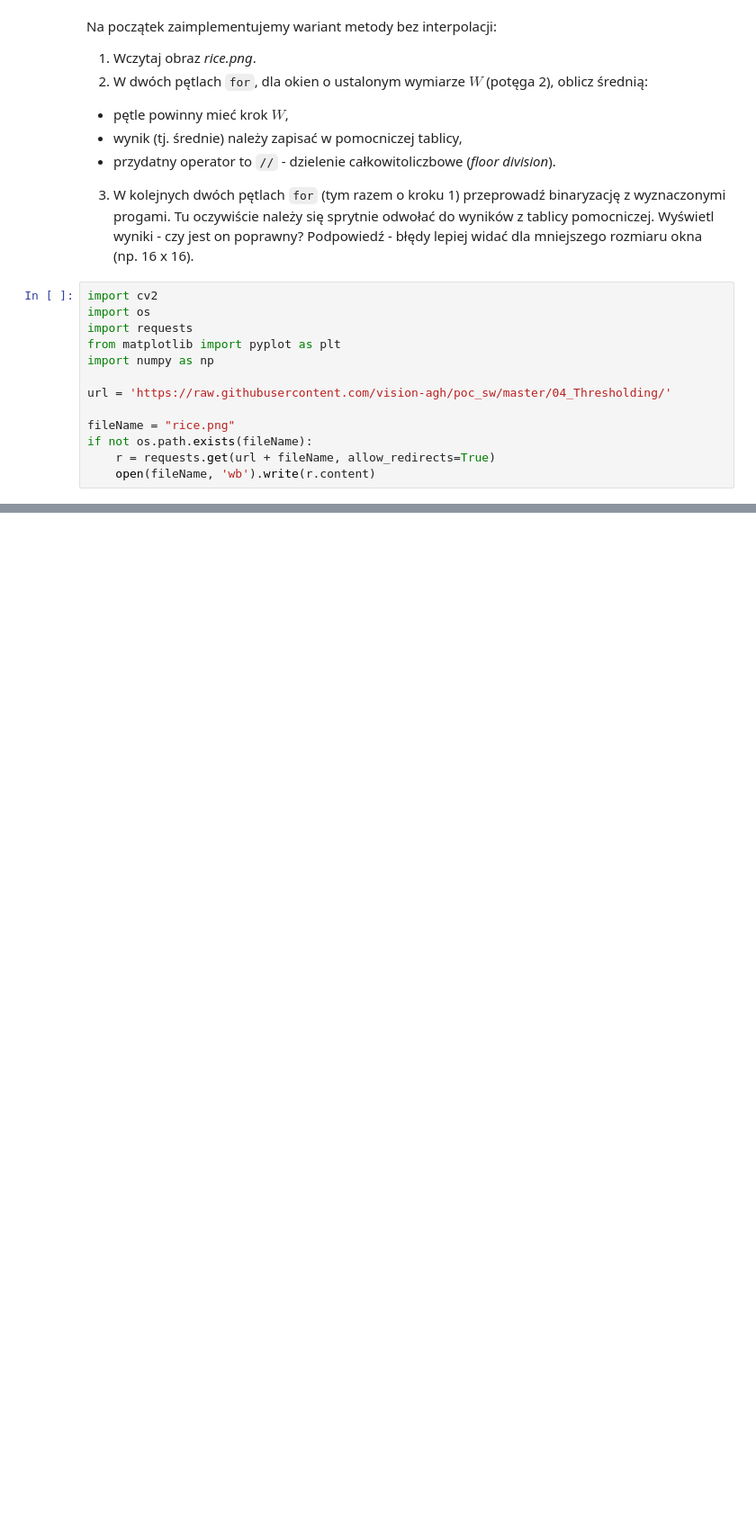
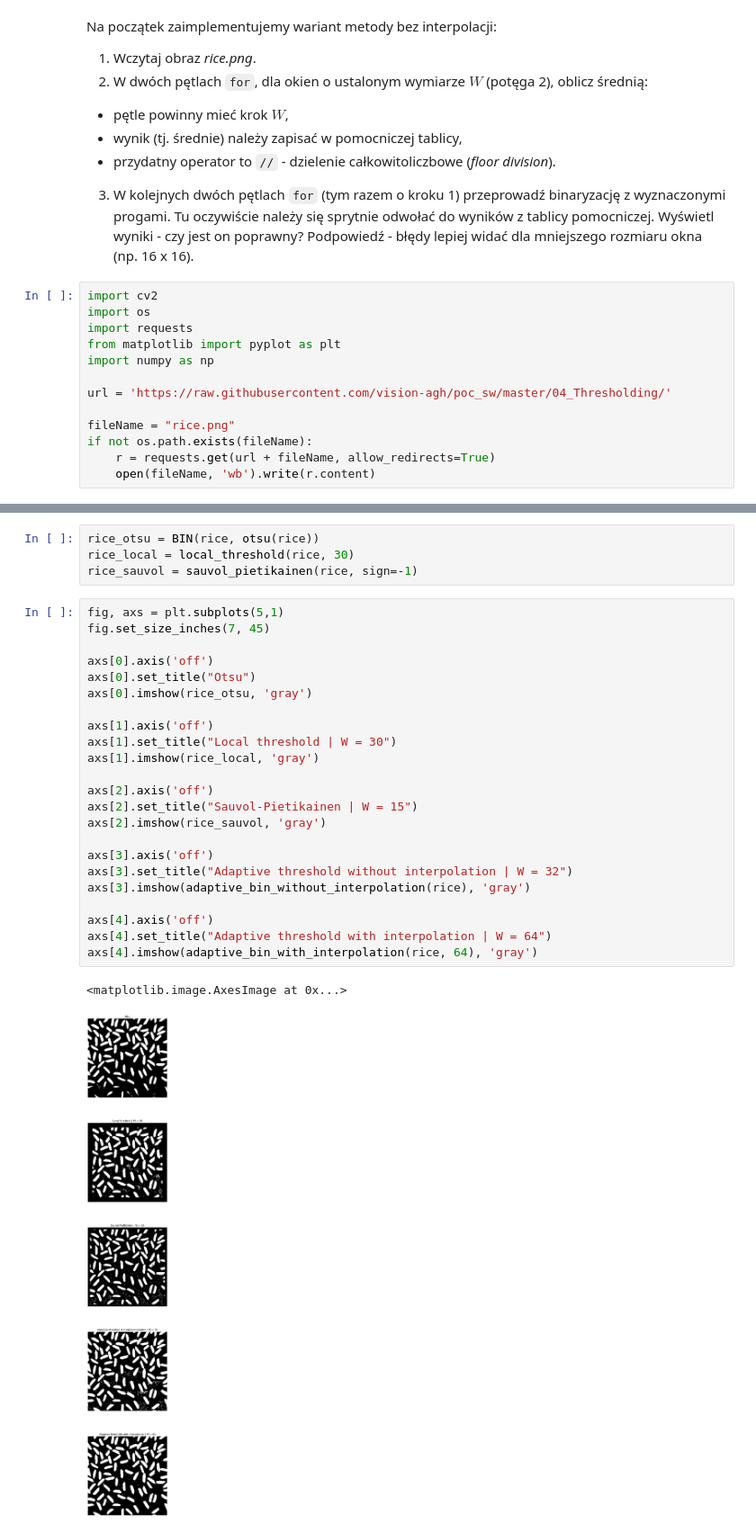
Before and after one commit to sQbanv/Introduction-to-Digital-Image-Processing, a Jupyter notebook: Binaryzacja/04_thresholding_hw.ipynb, the cells around one changed output, grey strips where cells are left out. Shown at 90% size. Drawn from its saved outputs; the diff is of its cells as text; blank space fills up the shorter version.

```diff
--- a/Binaryzacja/04_thresholding_hw.ipynb
+++ b/Binaryzacja/04_thresholding_hw.ipynb
@@ -92,0 +259,30 @@ Proszę pod porównaniem, w osobnej sekcji *markdown*, krótko skomentować uzys
+# %%
+rice_otsu = BIN(rice, otsu(rice))
+rice_local = local_threshold(rice, 30)
+rice_sauvol = sauvol_pietikainen(rice, sign=-1)
+# %%
+fig, axs = plt.subplots(5,1)
+fig.set_size_inches(7, 45)
+
+axs[0].axis('off')
+axs[0].set_title("Otsu")
+axs[0].imshow(rice_otsu, 'gray')
+
+axs[1].axis('off')
+axs[1].set_title("Local threshold | W = 30")
+axs[1].imshow(rice_local, 'gray')
+
+axs[2].axis('off')
+axs[2].set_title("Sauvol-Pietikainen | W = 15")
+axs[2].imshow(rice_sauvol, 'gray')
+
+axs[3].axis('off')
+axs[3].set_title("Adaptive threshold without interpolation | W = 32")
+axs[3].imshow(adaptive_bin_without_interpolation(rice), 'gray')
+
+axs[4].axis('off')
+axs[4].set_title("Adaptive threshold with interpolation | W = 64")
+axs[4].imshow(adaptive_bin_with_interpolation(rice, 64), 'gray')
+# %% [output]
+<matplotlib.image.AxesImage at 0x...>
+[figure, added]
```
Also changed, not shown: parts of 8 cells of this notebook.
